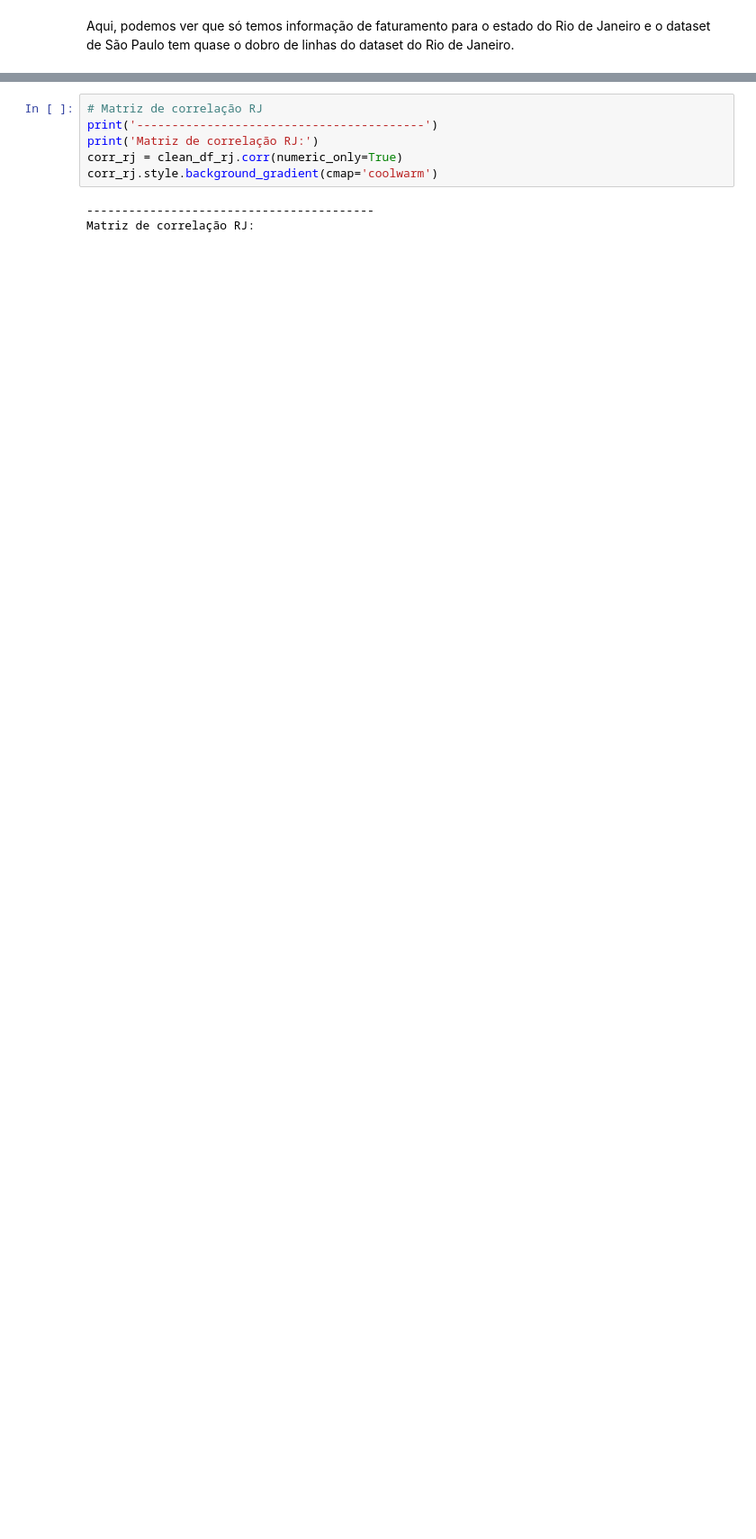
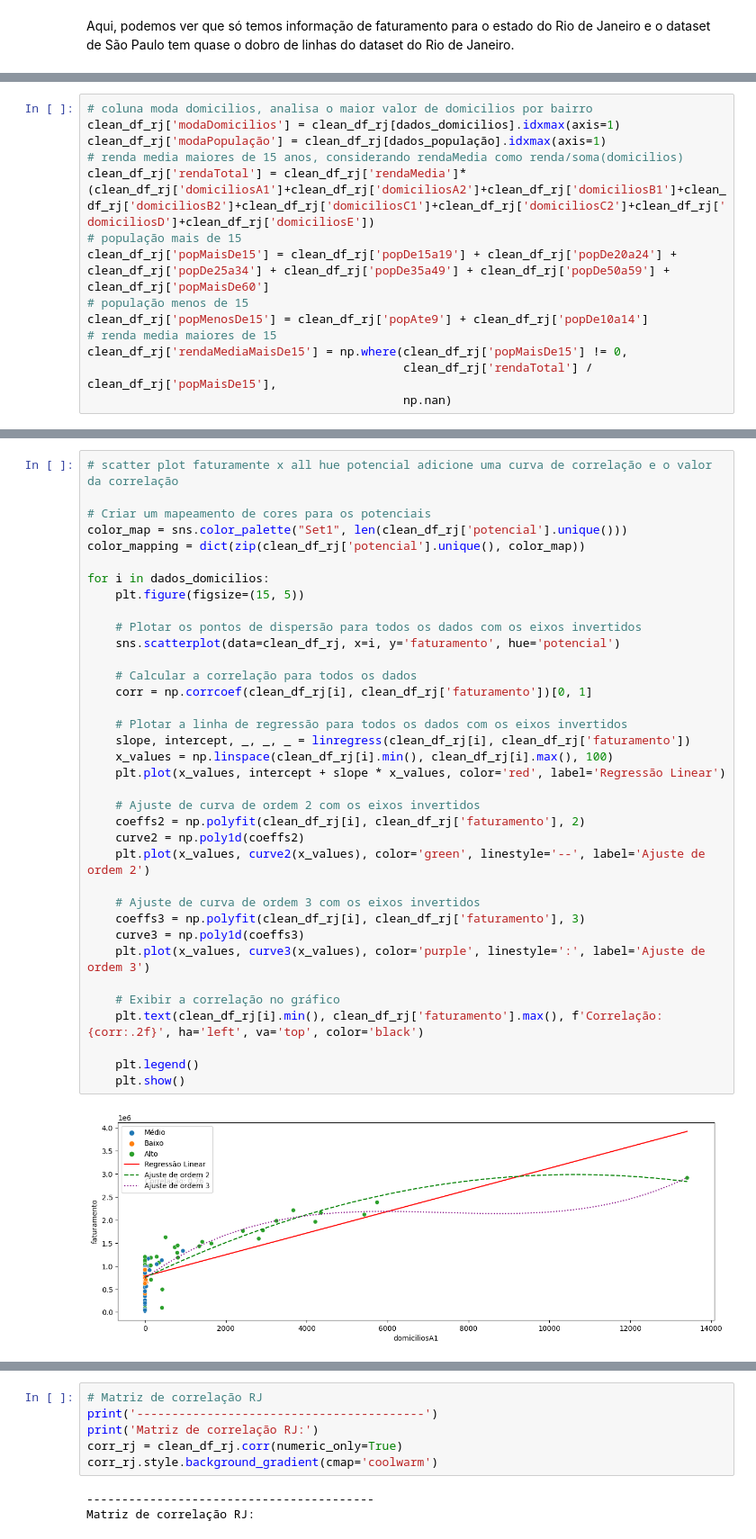
Before and after one commit to galvsoliveira/ds_geoprofit_analysis, a Jupyter notebook: Notebooks/exploratory_data_analysis.ipynb, the cells around one changed output, grey strips where cells are left out. Shown at 90% size. Cells and saved outputs as stored; diff of their text form; blank space fills up the shorter version.

```diff
--- a/Notebooks/exploratory_data_analysis.ipynb
+++ b/Notebooks/exploratory_data_analysis.ipynb
@@ -287,0 +250,14 @@ clean_df_rj.drop('codigo', axis=1, inplace=True)
+# %%
+# coluna moda domicilios, analisa o maior valor de domicilios por bairro
+clean_df_rj['modaDomicilios'] = clean_df_rj[dados_domicilios].idxmax(axis=1)
+clean_df_rj['modaPopulação'] = clean_df_rj[dados_população].idxmax(axis=1)
+# renda media maiores de 15 anos, considerando rendaMedia como renda/soma(domicilios)
+clean_df_rj['rendaTotal'] = clean_df_rj['rendaMedia']*(clean_df_rj['domiciliosA1']+clean_df_rj['domiciliosA2']+clean_df_rj['domiciliosB1']+clean_df_rj['domiciliosB2']+clean_df_rj['domiciliosC1']+clean_df_rj['domiciliosC2']+clean_df_rj['domiciliosD']+clean_df_rj['domiciliosE'])
+# população mais de 15
+clean_df_rj['popMaisDe15'] = clean_df_rj['popDe15a19'] + clean_df_rj['popDe20a24'] + clean_df_rj['popDe25a34'] + clean_df_rj['popDe35a49'] + clean_df_rj['popDe50a59'] + clean_df_rj['popMaisDe60']
+# população menos de 15
+clean_df_rj['popMenosDe15'] = clean_df_rj['popAte9'] + clean_df_rj['popDe10a14']
+# renda media maiores de 15
+clean_df_rj['rendaMediaMaisDe15'] = np.where(clean_df_rj['popMaisDe15'] != 0,
+                                             clean_df_rj['rendaTotal'] / clean_df_rj['popMaisDe15'],
+                                             np.nan)
@@ -287,0 +296,38 @@ clean_df_rj.drop('codigo', axis=1, inplace=True)
+# %%
+# scatter plot faturamente x all hue potencial adicione uma curva de correlação e o valor da correlação
+
+# Criar um mapeamento de cores para os potenciais
+color_map = sns.color_palette("Set1", len(clean_df_rj['potencial'].unique()))
+color_mapping = dict(zip(clean_df_rj['potencial'].unique(), color_map))
+
+for i in dados_domicilios:
+    plt.figure(figsize=(15, 5))
+
+    # Plotar os pontos de dispersão para todos os dados com os eixos invertidos
+    sns.scatterplot(data=clean_df_rj, x=i, y='faturamento', hue='potencial')
+
+    # Calcular a correlação para todos os dados
+    corr = np.corrcoef(clean_df_rj[i], clean_df_rj['faturamento'])[0, 1]
+
+    # Plotar a linha de regressão para todos os dados com os eixos invertidos
+    slope, intercept, _, _, _ = linregress(clean_df_rj[i], clean_df_rj['faturamento'])
+    x_values = np.linspace(clean_df_rj[i].min(), clean_df_rj[i].max(), 100)
+    plt.plot(x_values, intercept + slope * x_values, color='red', label='Regressão Linear')
+
+    # Ajuste de curva de ordem 2 com os eixos invertidos
+    coeffs2 = np.polyfit(clean_df_rj[i], clean_df_rj['faturamento'], 2)
+    curve2 = np.poly1d(coeffs2)
+    plt.plot(x_values, curve2(x_values), color='green', linestyle='--', label='Ajuste de ordem 2')
+
+    # Ajuste de curva de ordem 3 com os eixos invertidos
+    coeffs3 = np.polyfit(clean_df_rj[i], clean_df_rj['faturamento'], 3)
+    curve3 = np.poly1d(coeffs3)
+    plt.plot(x_values, curve3(x_values), color='purple', linestyle=':', label='Ajuste de ordem 3')
+
+    # Exibir a correlação no gráfico
+    plt.text(clean_df_rj[i].min(), clean_df_rj['faturamento'].max(), f'Correlação: {corr:.2f}', ha='left', va='top', color='black')
+
+    plt.legend()
+    plt.show()
+# %% [output]
+[figure, added]
```
Also changed, not shown: parts of 39 cells of this notebook.
